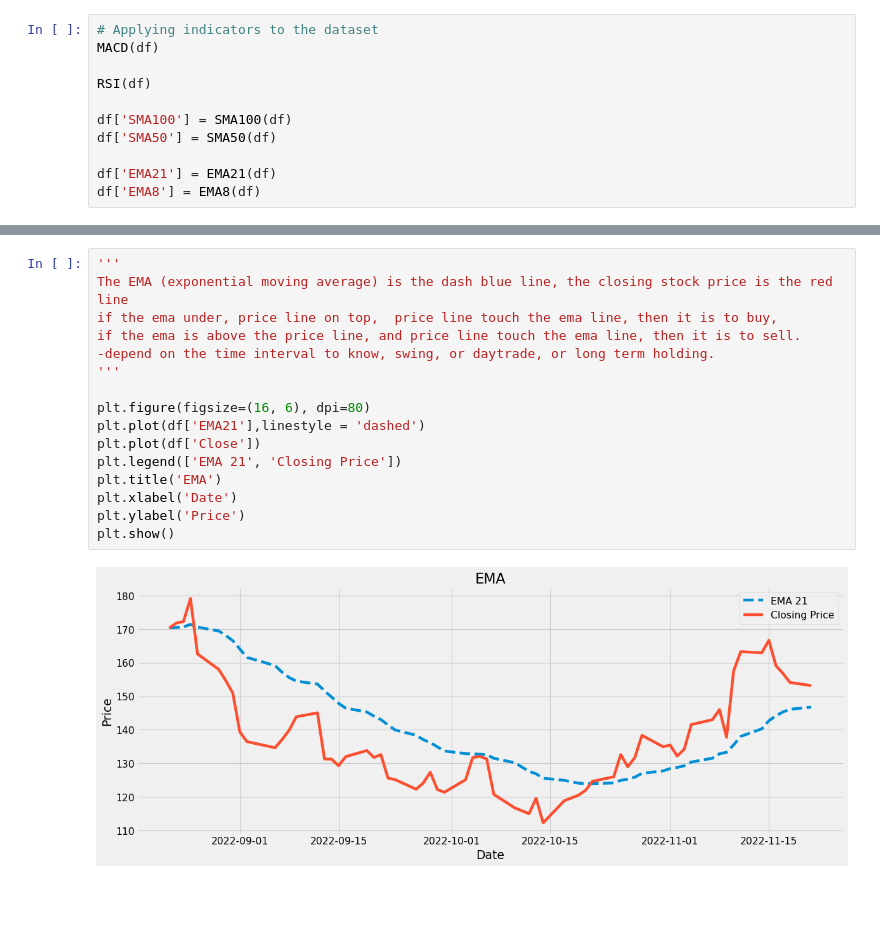
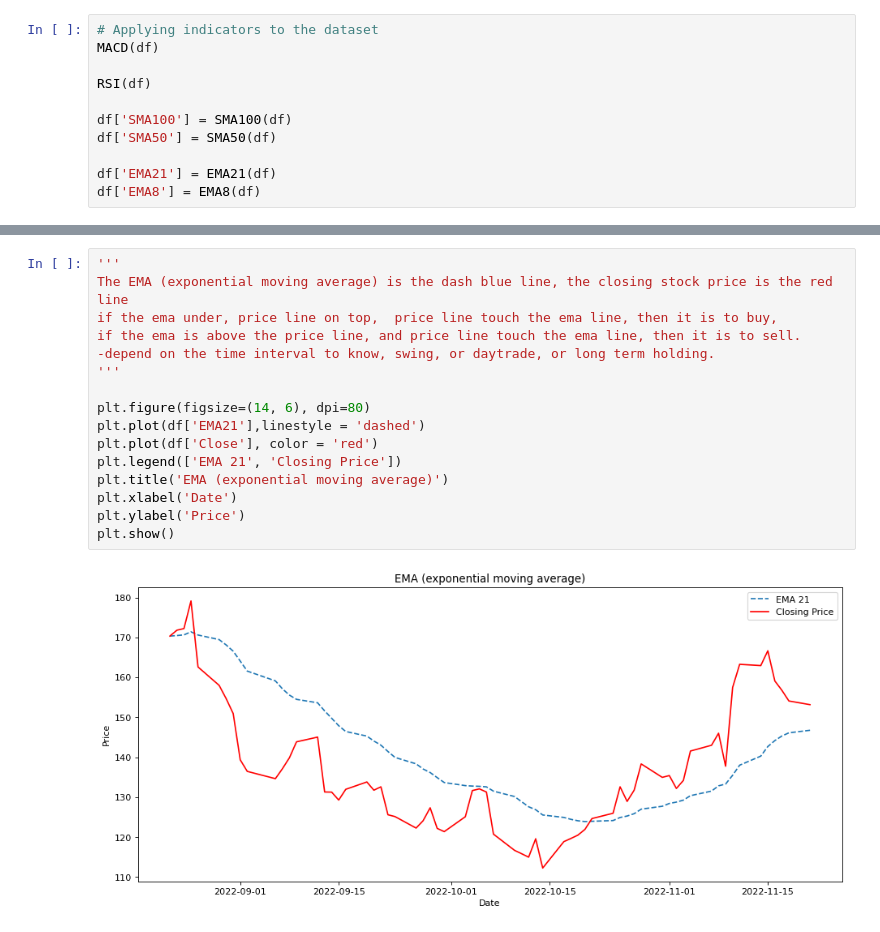
Before and after one commit to tweeann/StockPrediction, a Jupyter notebook: Stock Indicators.ipynb, the cells around one changed output, grey strips where cells are left out. Cells and saved outputs as stored; diff of their text form; blank space fills up the shorter version.

```diff
--- a/Stock Indicators.ipynb
+++ b/Stock Indicators.ipynb
@@ -158,21 +158,21 @@ plt.show()
 # %%
 '''
 The EMA (exponential moving average) is the dash blue line, the closing stock price is the red line
 if the ema under, price line on top,  price line touch the ema line, then it is to buy,
 if the ema is above the price line, and price line touch the ema line, then it is to sell.
 -depend on the time interval to know, swing, or daytrade, or long term holding.
 '''
 
-plt.figure(figsize=(16, 6), dpi=80)
+plt.figure(figsize=(14, 6), dpi=80)
 plt.plot(df['EMA21'],linestyle = 'dashed')
-plt.plot(df['Close'])
+plt.plot(df['Close'], color = 'red')
 plt.legend(['EMA 21', 'Closing Price'])
-plt.title('EMA')
+plt.title('EMA (exponential moving average)')
 plt.xlabel('Date')
 plt.ylabel('Price')
 plt.show()
 # %% [output]
-[figure, old version]
+[figure, new version]
 # %%
 '''
 When EMA 21 above of EMA 8, crossing, mean the market is in the downtrend
```
Also changed, not shown: parts of 6 cells of this notebook, 1 other file.
